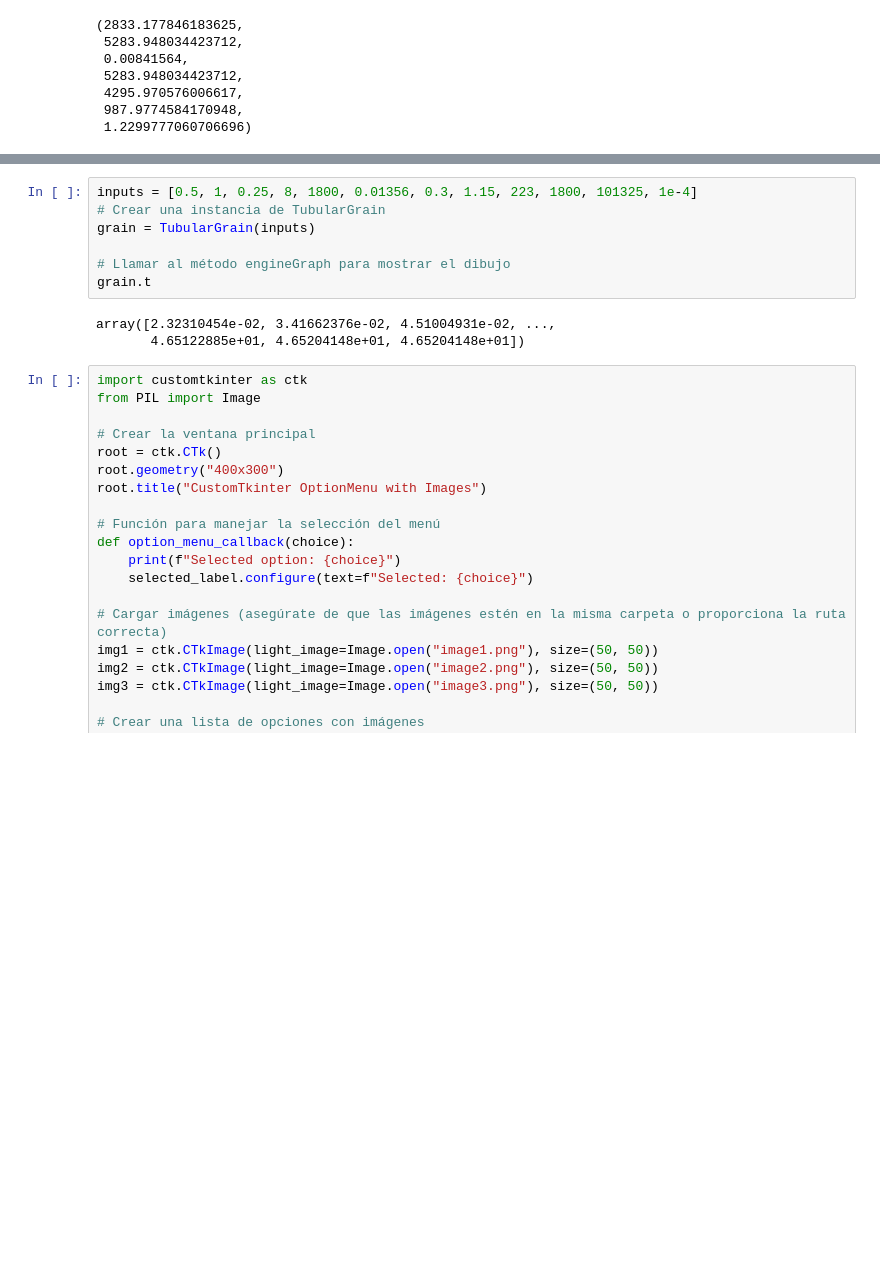
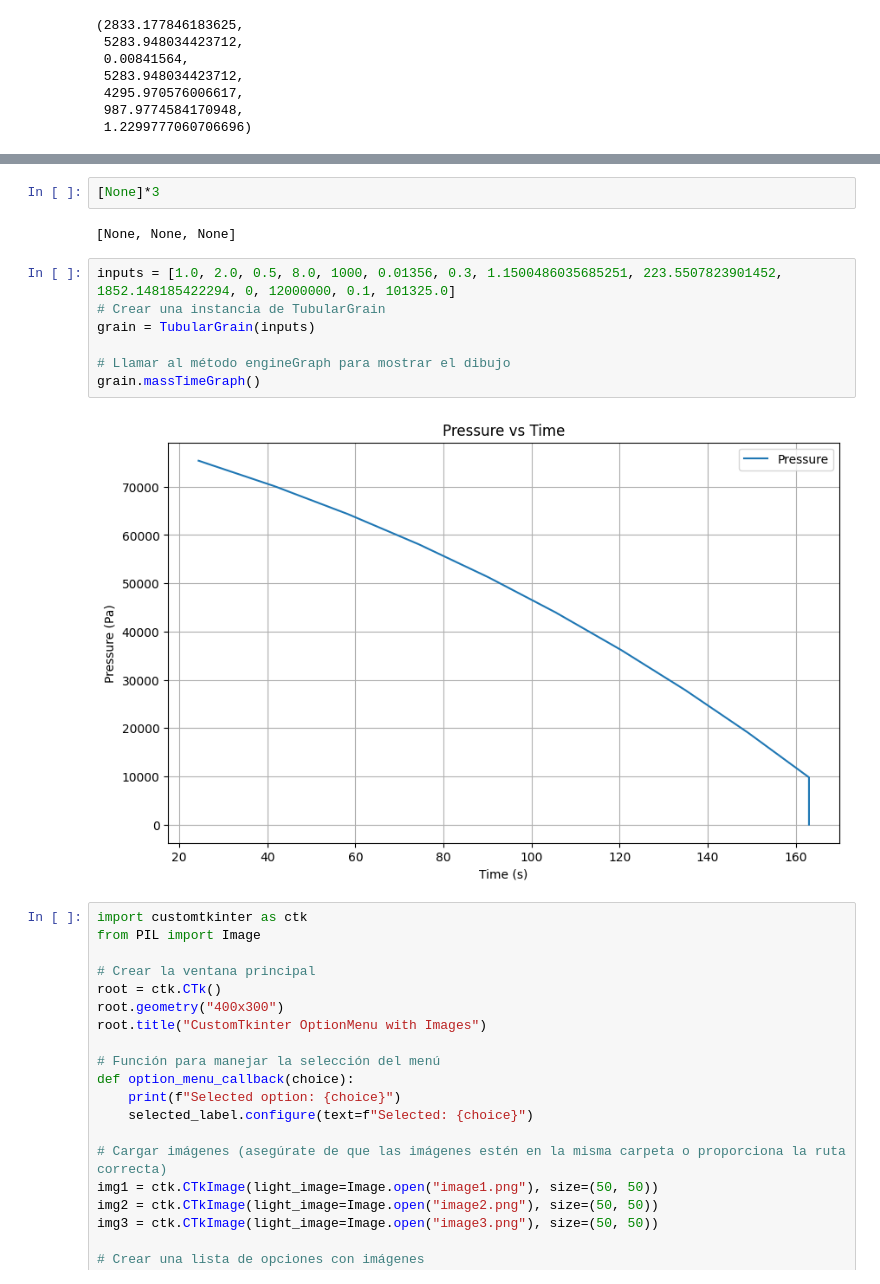
Before and after one commit to marcosflz/OpenRED, a Jupyter notebook: tests.ipynb, the cells around one changed output, grey strips where cells are left out. Drawn from its saved outputs; the diff is of its cells as text; blank space fills up the shorter version.

```diff
--- a/tests.ipynb
+++ b/tests.ipynb
@@ -230,13 +279,16 @@ class TubularGrain:
+# %%
+[None]*3
+# %% [output]
+[None, None, None]
 # %%
-inputs = [0.5, 1, 0.25, 8, 1800, 0.01356, 0.3, 1.15, 223, 1800, 101325, 1e-4]
+inputs = [1.0, 2.0, 0.5, 8.0, 1000, 0.01356, 0.3, 1.1500486035685251, 223.5507823901452, 1852.148185422294, 0, 12000000, 0.1, 101325.0]
 # Crear una instancia de TubularGrain
 grain = TubularGrain(inputs)
 
 # Llamar al método engineGraph para mostrar el dibujo
-grain.t
+grain.massTimeGraph()
 # %% [output]
-array([2.32310454e-02, 3.41662376e-02, 4.51004931e-02, ...,
-       4.65122885e+01, 4.65204148e+01, 4.65204148e+01])
+[figure, added]
 # %%
 import customtkinter as ctk
 from PIL import Image
```
Also changed, not shown: parts of 1 cell of this notebook, 6 other files.
